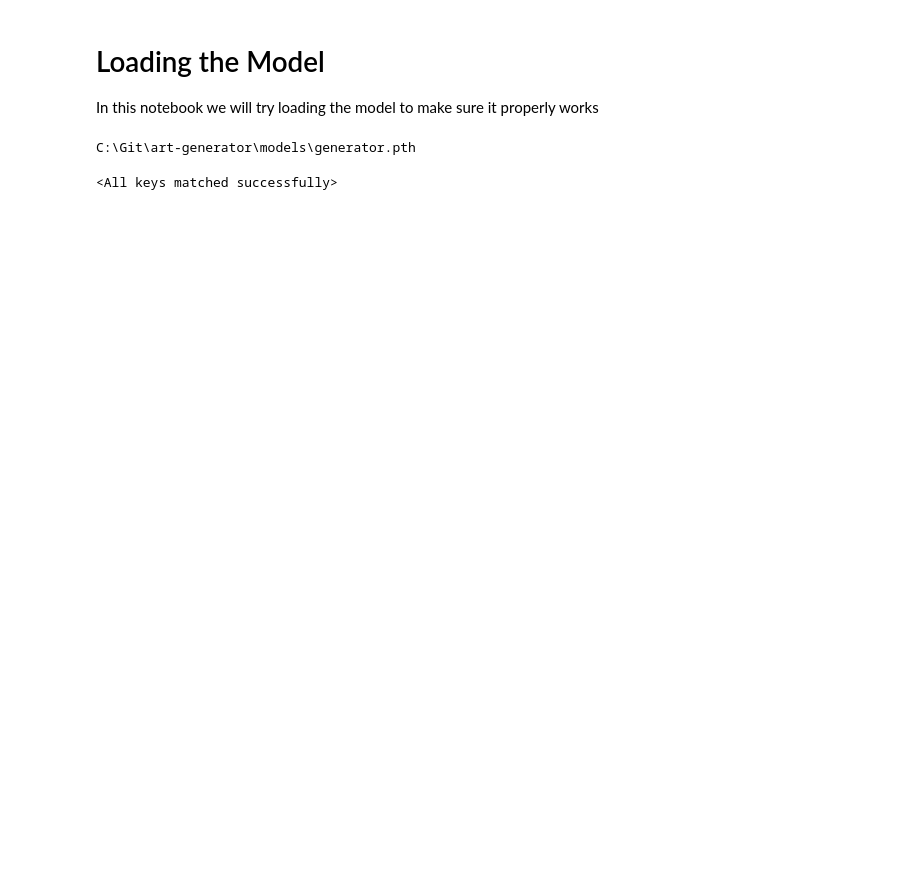
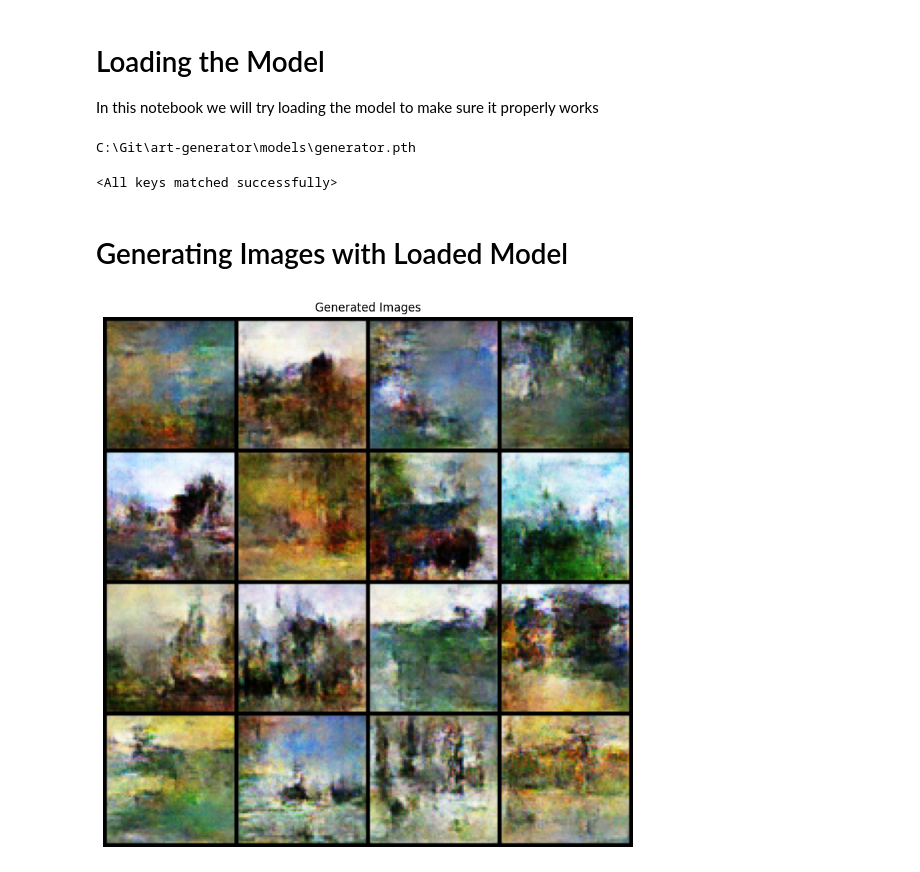
Before and after one commit to dtiourine/ai-art-generator, a Jupyter notebook: notebooks/loading_the_model.ipynb, the cells around one changed output. Cells and saved outputs as stored; diff of their text form; code cells hidden in the pictures; blank space fills up the shorter version.

```diff
--- a/notebooks/loading_the_model.ipynb
+++ b/notebooks/loading_the_model.ipynb
@@ -54,3 +54,53 @@ netG = Generator(ngpu=1).to(device)  # Use the same ngpu value as during trainin
 netG.load_state_dict(torch.load(model_dir))
 # %% [output]
 <All keys matched successfully>
+# %% [markdown]
+# Generating Images with Loaded Model
+# %%
+# Make sure your model is in evaluation mode
+netG.eval()
+
+# Set the number of images you want to generate
+num_images = 16
+batch_size = 16  # You can adjust this based on your GPU memory
+
+# Create random noise vectors (this is what the generator transforms into images)
+noise = torch.randn(num_images, nz, 1, 1, device=device)
+
+# Generate images
+with torch.no_grad():  # Disable gradient calculations for inference
+    generated_images = netG(noise)
+
+# Display the generated images using matplotlib
+import matplotlib.pyplot as plt
+import torchvision.utils as vutils
+import numpy as np
+
+# Create a grid of images
+plt.figure(figsize=(10, 10))
+plt.axis("off")
+plt.title("Generated Images")
+plt.imshow(np.transpose(
+    vutils.make_grid(generated_images.detach().cpu(),
+                    nrow=4,  # Number of images per row
+                    padding=2,
+                    normalize=True),
+    (1, 2, 0)  # Change from PyTorch's CHW format to matplotlib's HWC format
+))
+plt.show()
+
+# If you want to save individual images to files
+from PIL import Image
+import torchvision.transforms as transforms
+
+# Convert to PIL images and save
+for i, img in enumerate(generated_images):
+    # Transform tensor to PIL Image
+    img = img.detach().cpu()
+    img = img * 0.5 + 0.5  # Unnormalize if your output is in [-1,1] range
+    img = transforms.ToPILImage()(img)
+
+    # Save image
+    img.save(f"generated_image_{i}.png")
+# %% [output]
+[figure, added]
```
